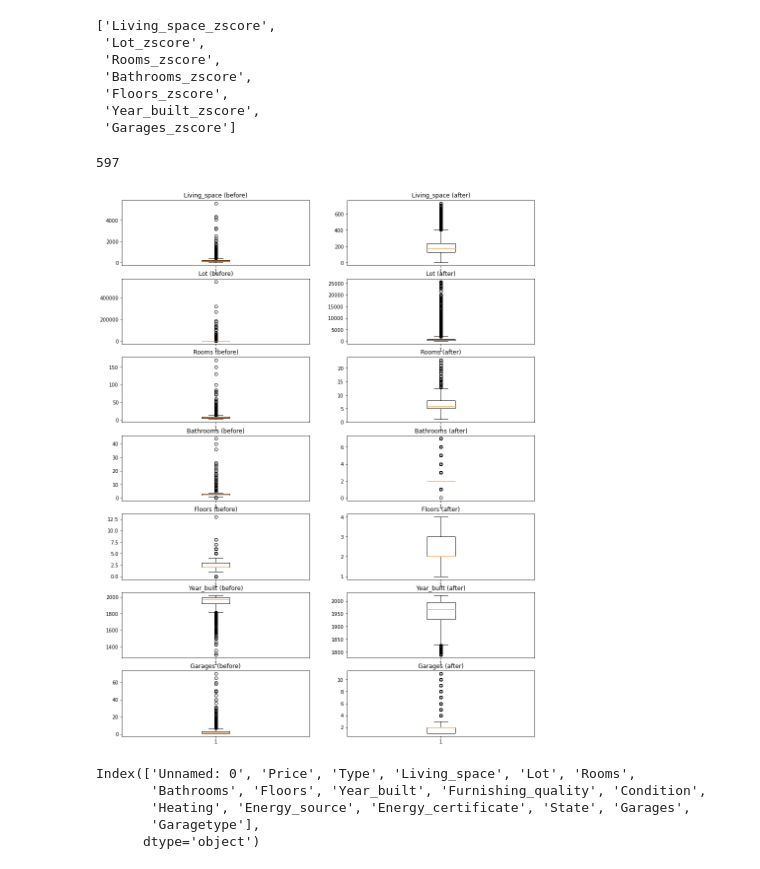
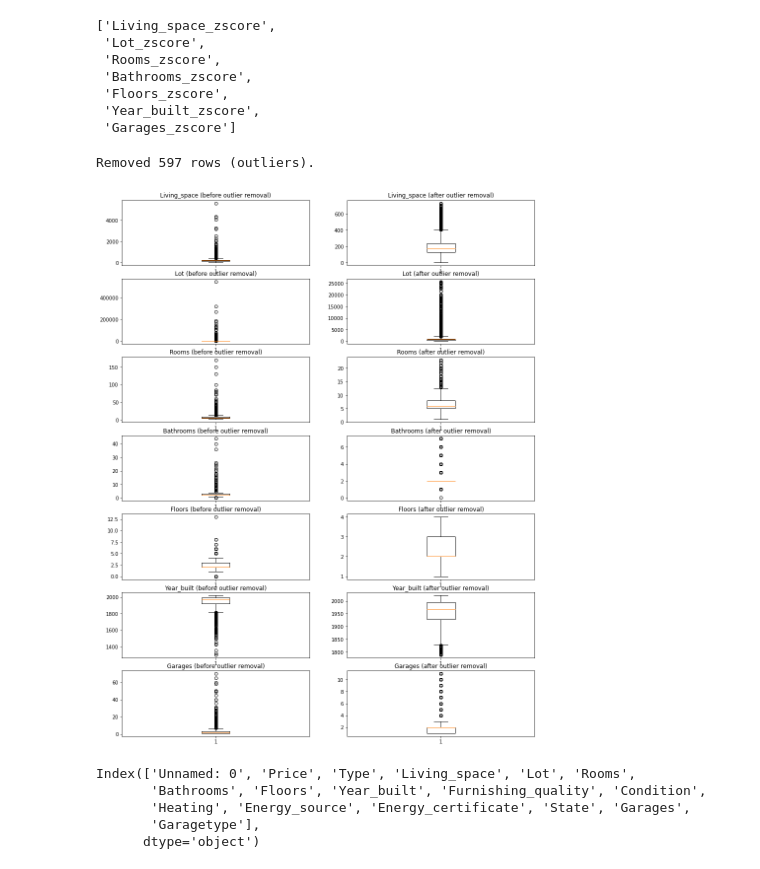
Before and after one commit to heuer-ja/CENG542-Knowledge-Discovery, a Jupyter notebook: germany_house_prices.ipynb, the cells around one changed output. Drawn from its saved outputs; the diff is of its cells as text; code cells hidden in the pictures.

```diff
--- a/germany_house_prices.ipynb
+++ b/germany_house_prices.ipynb
@@ -9,7 +11,7 @@ import matplotlib.pyplot as plt
 # Support Functions
 # %%
 def get_df_null_info(df):
-    # analzyse sparse columns (= many NaNs/Null-Values)
+    '''analzyse sparse columns (= many NaNs/Null-Values)'''
     nulls:pd.Series =df.isnull().sum(axis = 0).sort_values(ascending = False)
     df_null_info:pd.DataFrame = pd.DataFrame(data={
         'nulls_amount': nulls,
@@ -207,30 +184,32 @@ df_source['is_outlier_zscore'] = (
     (treshhold  <= df_source["min_zscore"]) |
     (df_source["min_zscore"]  <= -treshhold )
 )
-print(len(df_source[df_source['is_outlier_zscore'] == True]))
+
+amount_of_outliers = len(df_source[df_source['is_outlier_zscore'] == True])
+print(f"Removed {amount_of_outliers} rows (outliers).")
 # %% [output]
-597
+Removed 597 rows (outliers).
 # %%
 
 df_new = df_source[df_source['is_outlier_zscore'] == False]
 fig = plt.figure( figsize=(15, 20))
 id=1
 for i in range(0,len(cols_to_zscore)):
     col = cols_to_zscore[i]
 
     # old one
     ax = fig.add_subplot(7,2,id)
     ax.boxplot(df_source[col])
-    ax.set_title(f"{col} (before)")
+    ax.set_title(f"{col} (before outlier removal)")
     id=id+1
 
     # new one
     ax = fig.add_subplot(7,2,id)
     ax.boxplot(df_new[col])
-    ax.set_title(f"{col} (after)")
+    ax.set_title(f"{col} (after outlier removal)")
     id=id+1
 # %% [output]
-[figure, old version]
+[figure, new version]
 # %%
 ### drop zscore cols
 df_source = df_new.drop(columns= [col for col in df_new.columns if col.endswith('_zscore')])
```
Also changed, not shown: parts of 17 cells of this notebook.
